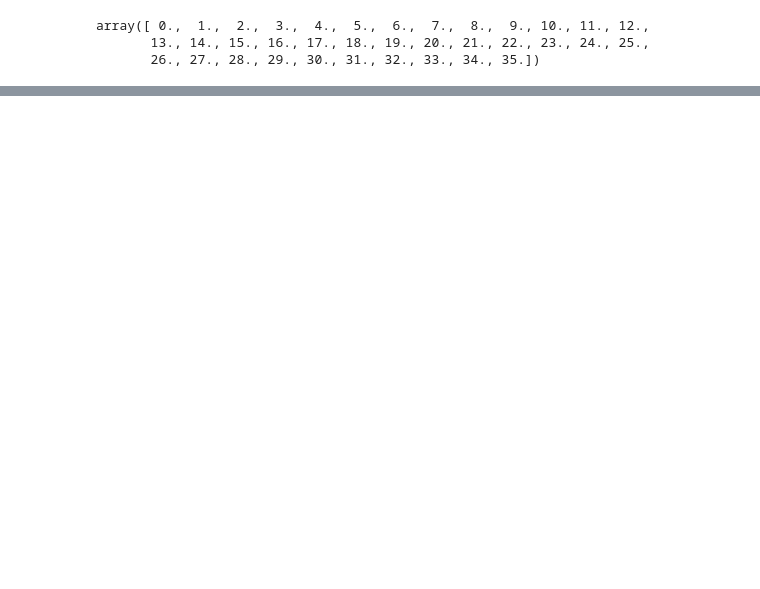
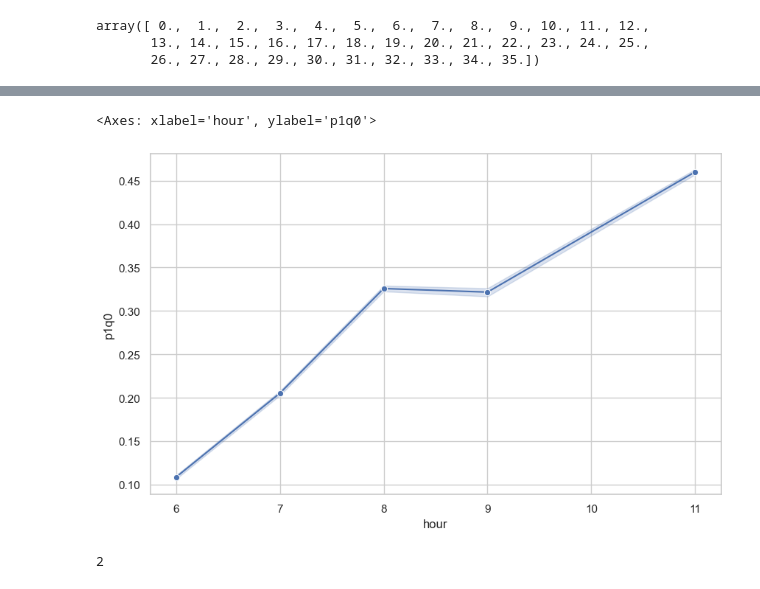
Before and after one commit to Ashraf-Khabar/Mean-time-to-predict-the-Occupation-Of-Trains, a Jupyter notebook: main.ipynb, the cells around one changed output, grey strips where cells are left out. Cells and saved outputs as stored; diff of their text form; code cells hidden in the pictures; blank space fills up the shorter version.

```diff
--- a/main.ipynb
+++ b/main.ipynb
@@ -191,0 +303,11 @@ X
+# %%
+sns.set(style="whitegrid")
+plt.figure(figsize=(10, 6))
+sns.lineplot(x='hour', y='p1q0', data=X, marker='o', color='b')
+# %% [output]
+<Axes: xlabel='hour', ylabel='p1q0'>
+[figure, added]
+# %%
+(X['hour'] == 11.0).sum()
+# %% [output]
+2
```
Also changed, not shown: parts of 45 cells of this notebook.
